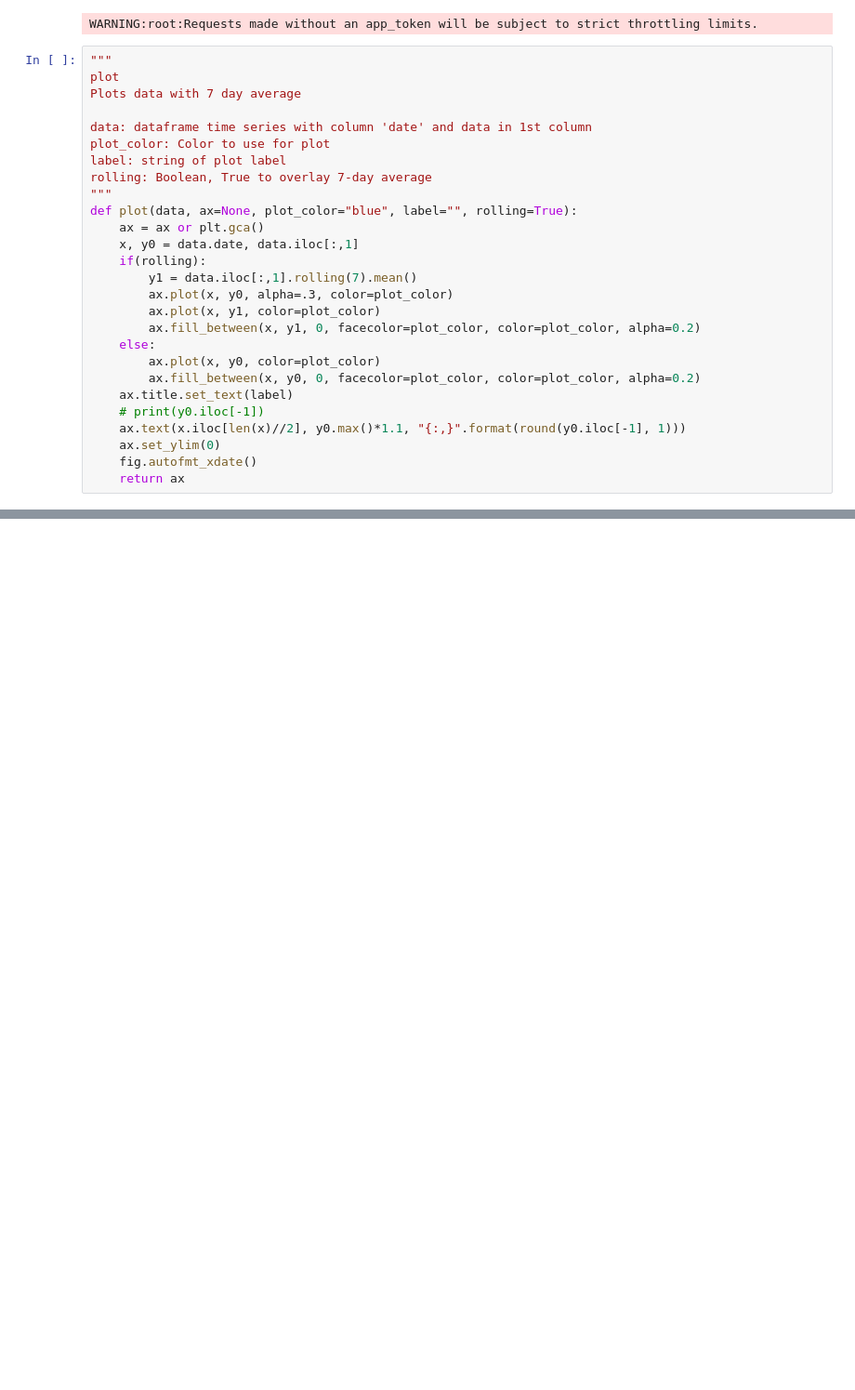
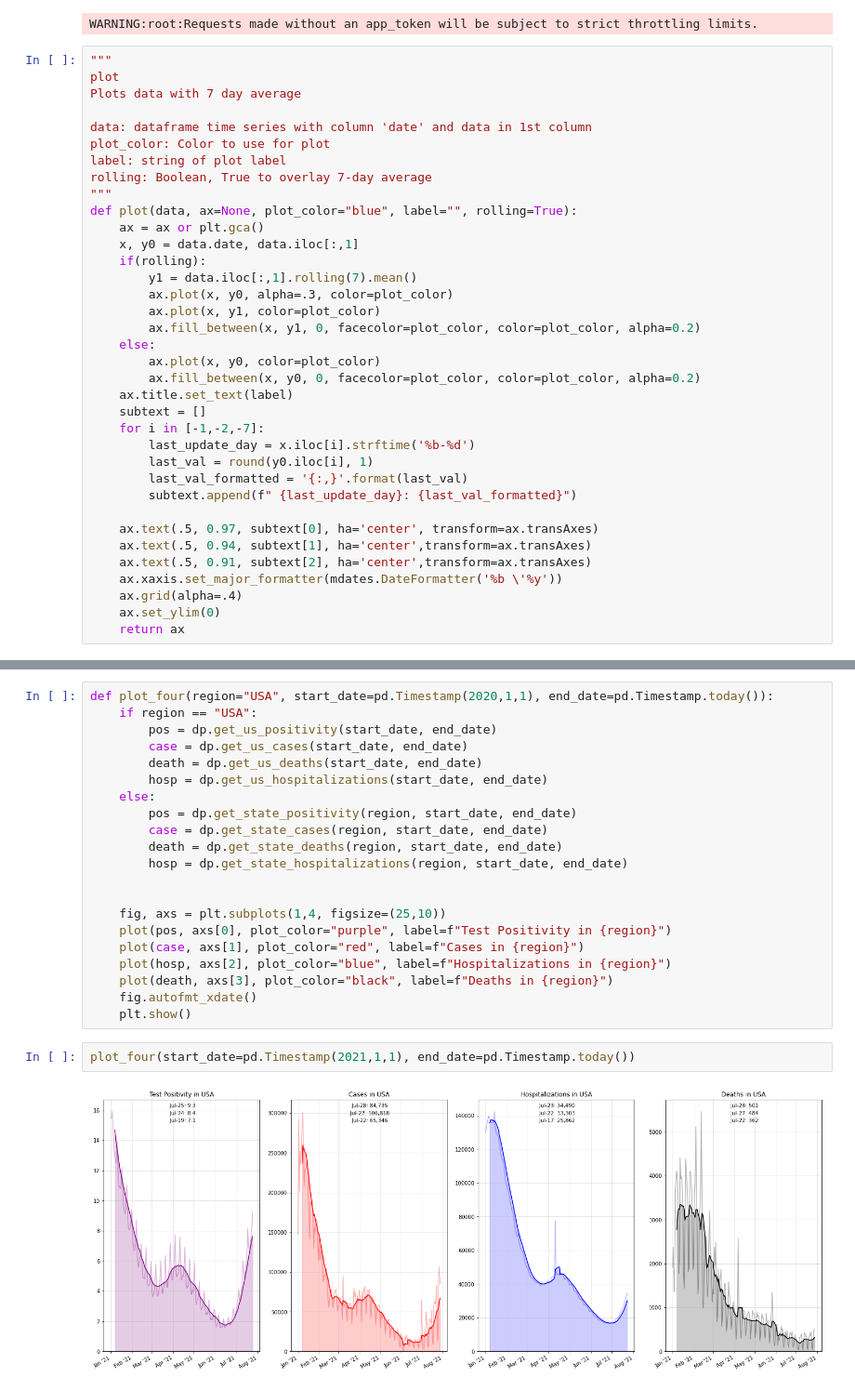
Before and after one commit to jonahdf/covid-twitter-bot, a Jupyter notebook: main.ipynb, the cells around one changed output, grey strips where cells are left out. Shown at 93% size. Cells and saved outputs as stored; diff of their text form; blank space fills up the shorter version.

Commit message:
Made function to display 4-graph of given region

```diff
--- a/main.ipynb
+++ b/main.ipynb
@@ -30,8 +30,17 @@ def plot(data, ax=None, plot_color="blue", label="", rolling=True):
         ax.plot(x, y0, color=plot_color)
         ax.fill_between(x, y0, 0, facecolor=plot_color, color=plot_color, alpha=0.2)
     ax.title.set_text(label)
-    # print(y0.iloc[-1])
-    ax.text(x.iloc[len(x)//2], y0.max()*1.1, "{:,}".format(round(y0.iloc[-1], 1)))
+    subtext = []
+    for i in [-1,-2,-7]:
+        last_update_day = x.iloc[i].strftime('%b-%d')
+        last_val = round(y0.iloc[i], 1)
+        last_val_formatted = '{:,}'.format(last_val)
+        subtext.append(f" {last_update_day}: {last_val_formatted}")
+
+    ax.text(.5, 0.97, subtext[0], ha='center', transform=ax.transAxes)
+    ax.text(.5, 0.94, subtext[1], ha='center',transform=ax.transAxes)
+    ax.text(.5, 0.91, subtext[2], ha='center',transform=ax.transAxes)
+    ax.xaxis.set_major_formatter(mdates.DateFormatter('%b \'%y'))
+    ax.grid(alpha=.4)
     ax.set_ylim(0)
-    fig.autofmt_xdate()
     return ax
@@ -79,0 +47,25 @@ dp.get_us_hospitalizations()
+# %%
+def plot_four(region="USA", start_date=pd.Timestamp(2020,1,1), end_date=pd.Timestamp.today()):
+    if region == "USA":
+        pos = dp.get_us_positivity(start_date, end_date)
+        case = dp.get_us_cases(start_date, end_date)
+        death = dp.get_us_deaths(start_date, end_date)
+        hosp = dp.get_us_hospitalizations(start_date, end_date)
+    else:
+        pos = dp.get_state_positivity(region, start_date, end_date)
+        case = dp.get_state_cases(region, start_date, end_date)
+        death = dp.get_state_deaths(region, start_date, end_date)
+        hosp = dp.get_state_hospitalizations(region, start_date, end_date)
+
+
+    fig, axs = plt.subplots(1,4, figsize=(25,10))
+    plot(pos, axs[0], plot_color="purple", label=f"Test Positivity in {region}")
+    plot(case, axs[1], plot_color="red", label=f"Cases in {region}")
+    plot(hosp, axs[2], plot_color="blue", label=f"Hospitalizations in {region}")
+    plot(death, axs[3], plot_color="black", label=f"Deaths in {region}")
+    fig.autofmt_xdate()
+    plt.show()
+# %%
+plot_four(start_date=pd.Timestamp(2021,1,1), end_date=pd.Timestamp.today())
+# %% [output]
+[figure, added]
```
Also changed, not shown: parts of 3 cells of this notebook, 1 other file.
